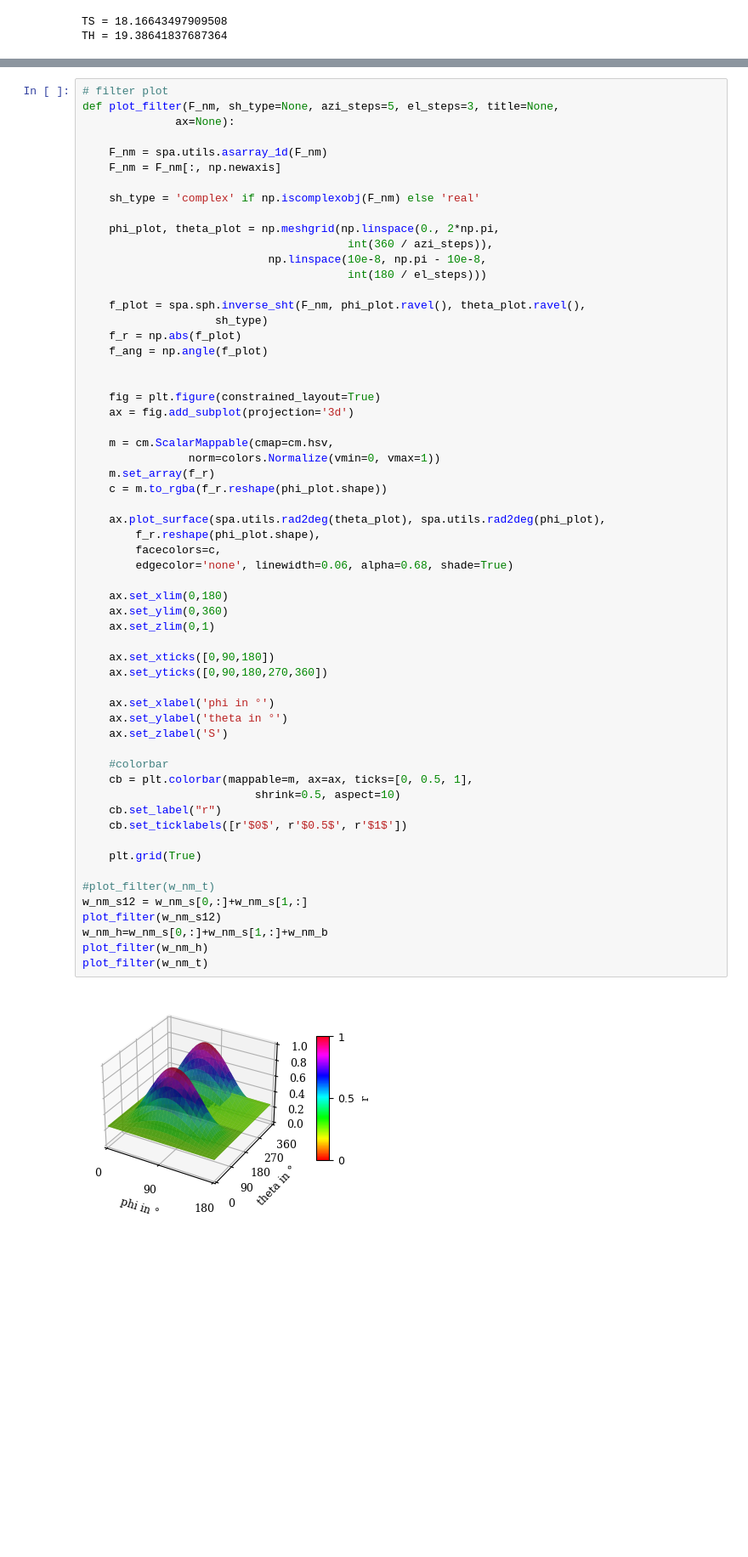
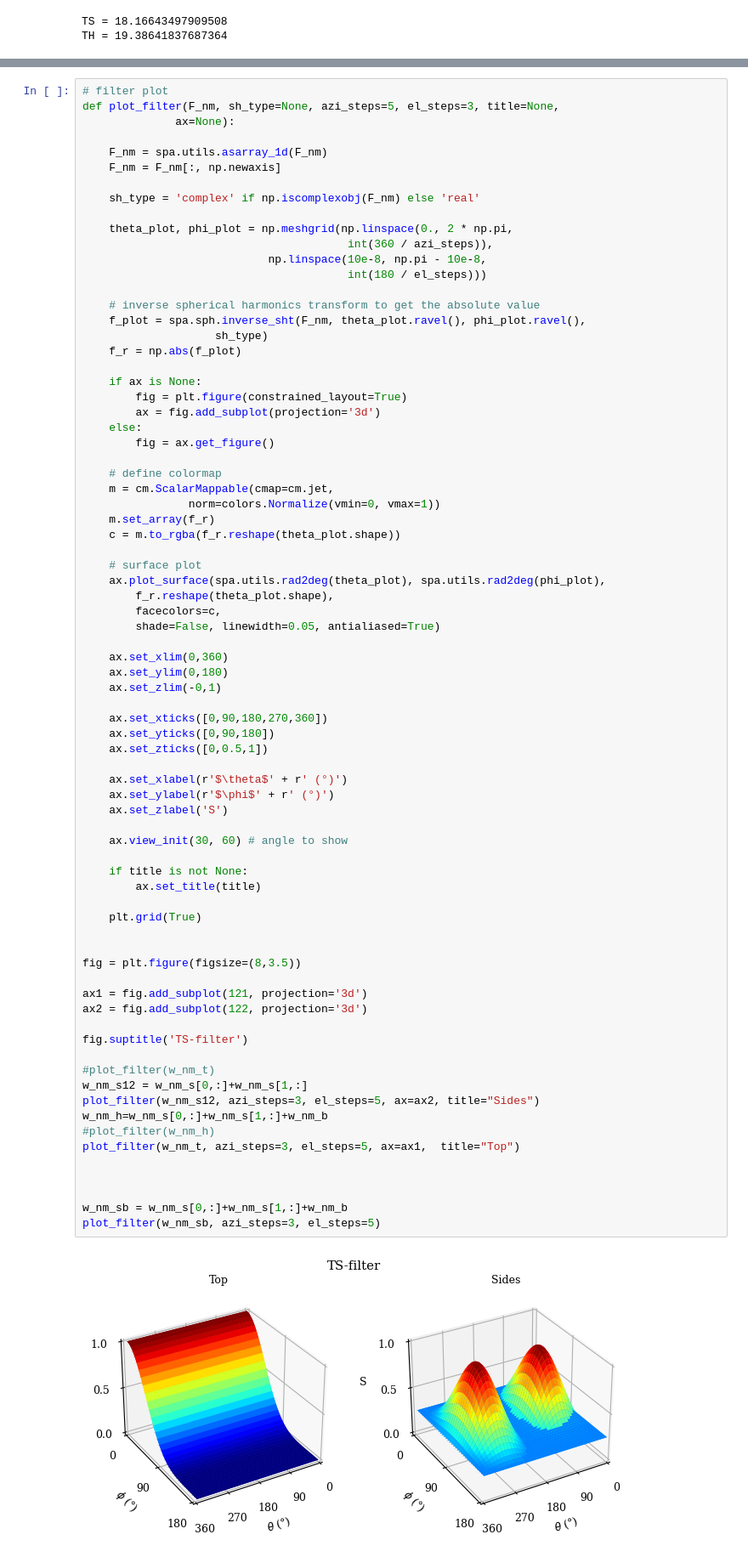
Before and after one commit to Floloffel/VAR-Project, a Jupyter notebook: Private testing/Avijah/beam_pattern.ipynb, the cells around one changed output, grey strips where cells are left out. Shown at 85% size. Saved outputs shown, nothing was run; the diff lists cells and outputs as text; blank space fills up the shorter version.

```diff
--- a/Private testing/Avijah/beam_pattern.ipynb
+++ b/Private testing/Avijah/beam_pattern.ipynb
@@ -154,56 +184,73 @@ def plot_filter(F_nm, sh_type=None, azi_steps=5, el_steps=3, title=None,
     F_nm = spa.utils.asarray_1d(F_nm)
     F_nm = F_nm[:, np.newaxis]
 
     sh_type = 'complex' if np.iscomplexobj(F_nm) else 'real'
 
-    phi_plot, theta_plot = np.meshgrid(np.linspace(0., 2*np.pi,
+    theta_plot, phi_plot = np.meshgrid(np.linspace(0., 2 * np.pi,
                                         int(360 / azi_steps)),
                             np.linspace(10e-8, np.pi - 10e-8,
                                         int(180 / el_steps)))
 
-    f_plot = spa.sph.inverse_sht(F_nm, phi_plot.ravel(), theta_plot.ravel(),
+    # inverse spherical harmonics transform to get the absolute value
+    f_plot = spa.sph.inverse_sht(F_nm, theta_plot.ravel(), phi_plot.ravel(),
                     sh_type)
     f_r = np.abs(f_plot)
-    f_ang = np.angle(f_plot)
 
+    if ax is None:
+        fig = plt.figure(constrained_layout=True)
+        ax = fig.add_subplot(projection='3d')
+    else:
+        fig = ax.get_figure()
 
-    fig = plt.figure(constrained_layout=True)
-    ax = fig.add_subplot(projection='3d')
-
-    m = cm.ScalarMappable(cmap=cm.hsv,
+    # define colormap
+    m = cm.ScalarMappable(cmap=cm.jet,
                 norm=colors.Normalize(vmin=0, vmax=1))
     m.set_array(f_r)
-    c = m.to_rgba(f_r.reshape(phi_plot.shape))
+    c = m.to_rgba(f_r.reshape(theta_plot.shape))
 
+    # surface plot
     ax.plot_surface(spa.utils.rad2deg(theta_plot), spa.utils.rad2deg(phi_plot),
-        f_r.reshape(phi_plot.shape),
+        f_r.reshape(theta_plot.shape),
         facecolors=c,
-        edgecolor='none', linewidth=0.06, alpha=0.68, shade=True)
+        shade=False, linewidth=0.05, antialiased=True)
 
-    ax.set_xlim(0,180)
-    ax.set_ylim(0,360)
-    ax.set_zlim(0,1)
+    ax.set_xlim(0,360)
+    ax.set_ylim(0,180)
+    ax.set_zlim(-0,1)
 
-    ax.set_xticks([0,90,180])
-    ax.set_yticks([0,90,180,270,360])
+    ax.set_xticks([0,90,180,270,360])
+    ax.set_yticks([0,90,180])
+    ax.set_zticks([0,0.5,1])
 
-    ax.set_xlabel('phi in °')
-    ax.set_ylabel('theta in °')
+    ax.set_xlabel(r'$\theta$' + r' (°)')
+    ax.set_ylabel(r'$\phi$' + r' (°)')
     ax.set_zlabel('S')
 
-    #colorbar
-    cb = plt.colorbar(mappable=m, ax=ax, ticks=[0, 0.5, 1],
-                          shrink=0.5, aspect=10)
-    cb.set_label("r")
-    cb.set_ticklabels([r'$0$', r'$0.5$', r'$1$'])
+    ax.view_init(30, 60) # angle to show
+
+    if title is not None:
+        ax.set_title(title)
 
     plt.grid(True)
 
+
+fig = plt.figure(figsize=(8,3.5))
+
+ax1 = fig.add_subplot(121, projection='3d')
+ax2 = fig.add_subplot(122, projection='3d')
+
+fig.suptitle('TS-filter')
+
 #plot_filter(w_nm_t)
 w_nm_s12 = w_nm_s[0,:]+w_nm_s[1,:]
-plot_filter(w_nm_s12)
+plot_filter(w_nm_s12, azi_steps=3, el_steps=5, ax=ax2, title="Sides")
 w_nm_h=w_nm_s[0,:]+w_nm_s[1,:]+w_nm_b
-plot_filter(w_nm_h)
-plot_filter(w_nm_t)
+#plot_filter(w_nm_h)
+plot_filter(w_nm_t, azi_steps=3, el_steps=5, ax=ax1,  title="Top")
+
+
+
+w_nm_sb = w_nm_s[0,:]+w_nm_s[1,:]+w_nm_b
+plot_filter(w_nm_sb, azi_steps=3, el_steps=5)
 # %% [output]
-[figure, old version]
+[figure, new version]
```
Also changed, not shown: parts of 6 cells of this notebook.
